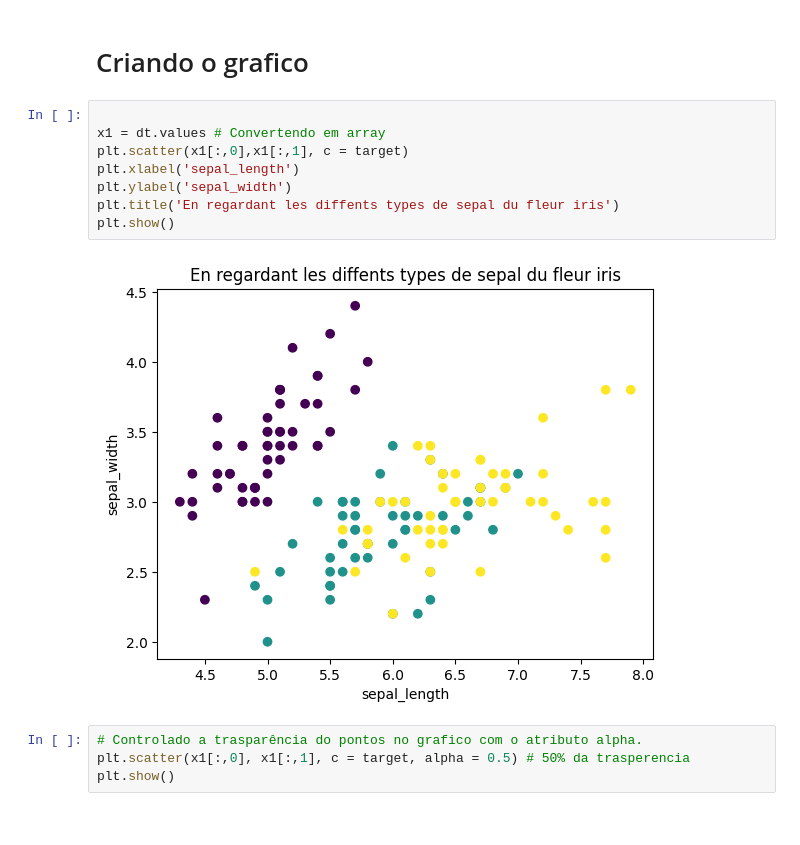
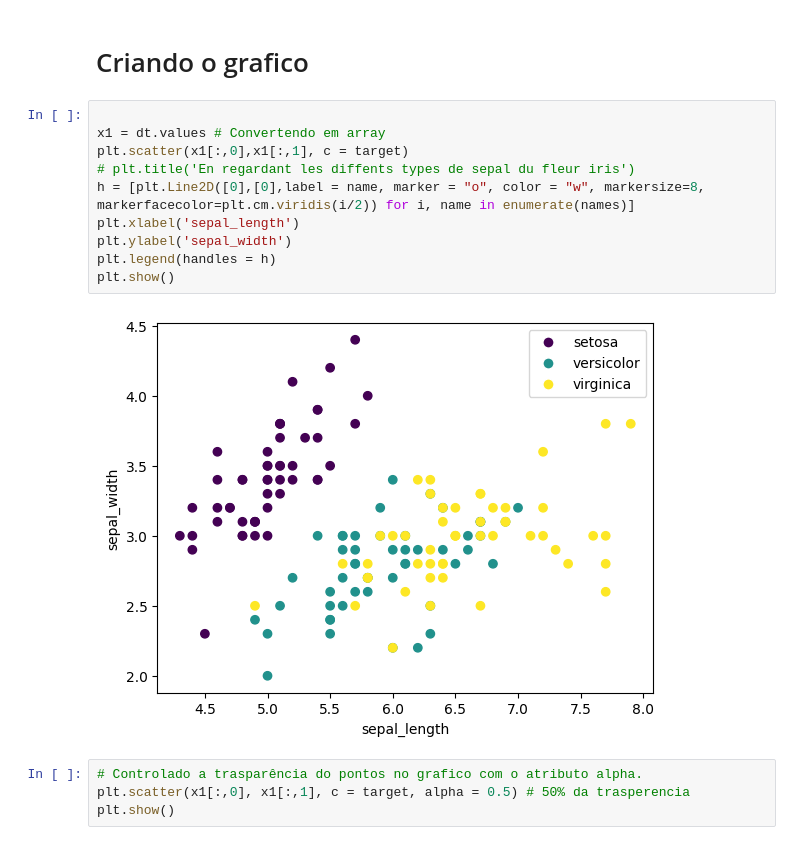
Before and after one commit to kingsonPaxe/Mes-Formation-de-Python-Special-Machine-Learning, a Jupyter notebook: leçon15 - Graphiques importantes!/Leçon avec machinelearnia.ipynb, the cells around one changed output. Cells and saved outputs as stored; diff of their text form.

```diff
--- a/leçon15 - Graphiques importantes!/Leçon avec machinelearnia.ipynb
+++ b/leçon15 - Graphiques importantes!/Leçon avec machinelearnia.ipynb
@@ -134,13 +120,15 @@ Target que eu cirei [0 0 0 0 0 0 0 0 0 0 0 0 0 0 0 0 0 0 0 0 0 0 0 0 0 0 0 0 0 0
 # %%
 
 x1 = dt.values # Convertendo em array
 plt.scatter(x1[:,0],x1[:,1], c = target)
+# plt.title('En regardant les diffents types de sepal du fleur iris')
+h = [plt.Line2D([0],[0],label = name, marker = "o", color = "w", markersize=8, markerfacecolor=plt.cm.viridis(i/2)) for i, name in enumerate(names)]
 plt.xlabel('sepal_length')
 plt.ylabel('sepal_width')
-plt.title('En regardant les diffents types de sepal du fleur iris')
+plt.legend(handles = h)
 plt.show()
 # %% [output]
-[figure, old version]
+[figure, new version]
 # %%
 # Controlado a trasparência do pontos no grafico com o atributo alpha.
 plt.scatter(x1[:,0], x1[:,1], c = target, alpha = 0.5) # 50% da trasperencia
```
Also changed, not shown: parts of 7 cells of this notebook, 8 other files.
